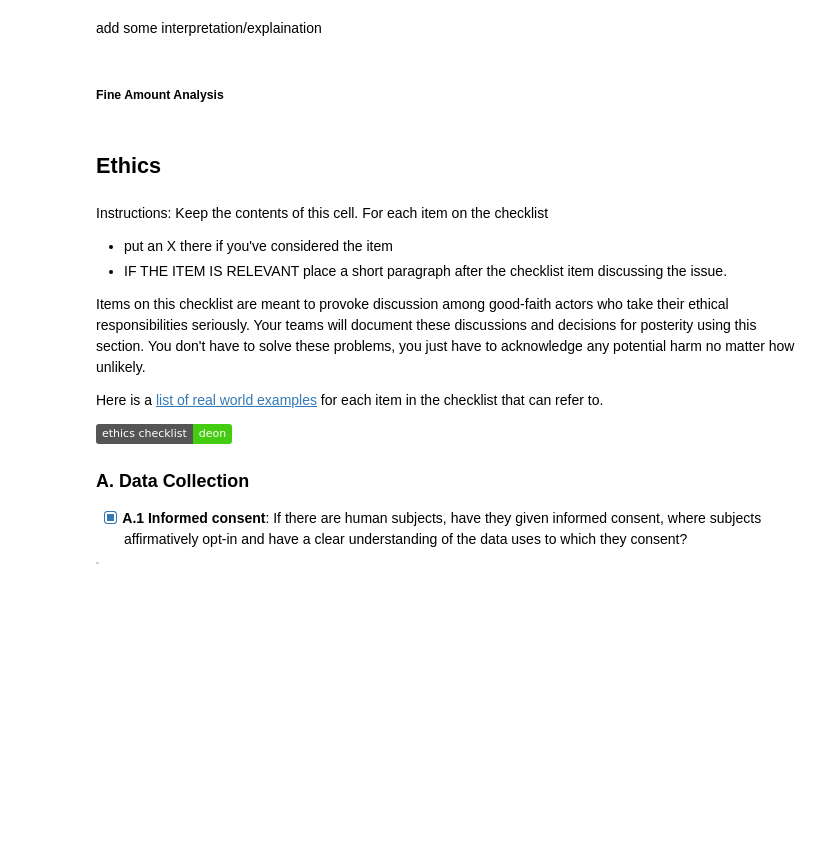
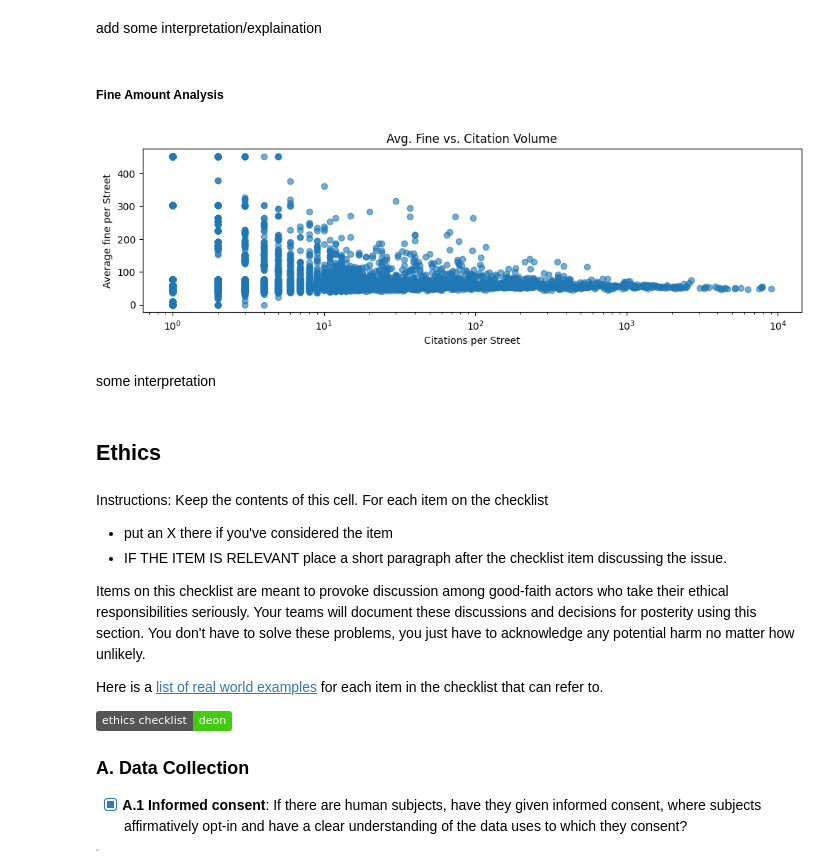
Before and after one commit to tobyzhan/Parking-Citation-Project, a Jupyter notebook: 02-EDACheckpoint.ipynb, the cells around one changed output. Saved outputs shown, nothing was run; the diff lists cells and outputs as text; code cells hidden in the pictures; badges without logos; blank space fills up the shorter version.

Commit message:
added more eda. needs interpretations/explainations

```diff
--- a/02-EDACheckpoint.ipynb
+++ b/02-EDACheckpoint.ipynb
@@ -400,6 +402,24 @@ plt.show()
 add some interpretation/explaination
 # %% [markdown]
 ##### Fine Amount Analysis
+# %%
+fig, ax5 = plt.subplots(figsize=(12, 3))
+
+street_fine_stats = citations.groupby('location')['vio_fine'].mean()
+
+some_df = pd.merge(street_citation_counts.rename('total cites'), street_fine_stats.rename('avg_fine'), left_index=True, right_index=True)
+
+ax5.scatter(some_df['total cites'], some_df['avg_fine'], alpha=0.6)
+ax5.set_xlabel('Citations per Street')
+ax5.set_xscale('log')
+ax5.set_ylabel('Average fine per Street')
+ax5.set_title('Avg. Fine vs. Citation Volume')
+
+plt.show()
+# %% [output]
+[figure, added]
+# %% [markdown]
+some interpretation
 # %% [markdown]
 ## Ethics
 # %% [markdown]
```
Also changed, not shown: parts of 1 cell of this notebook.
